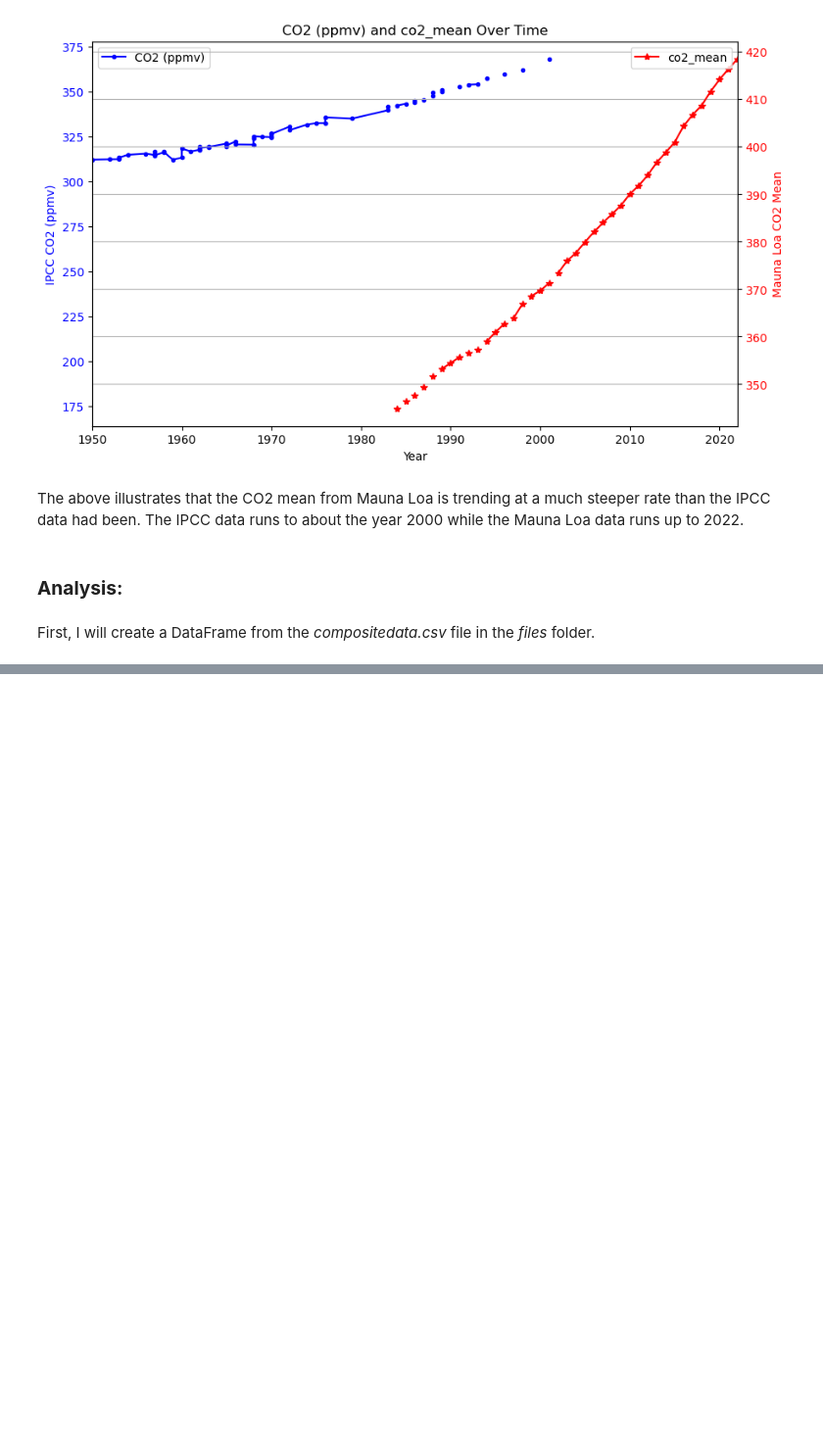
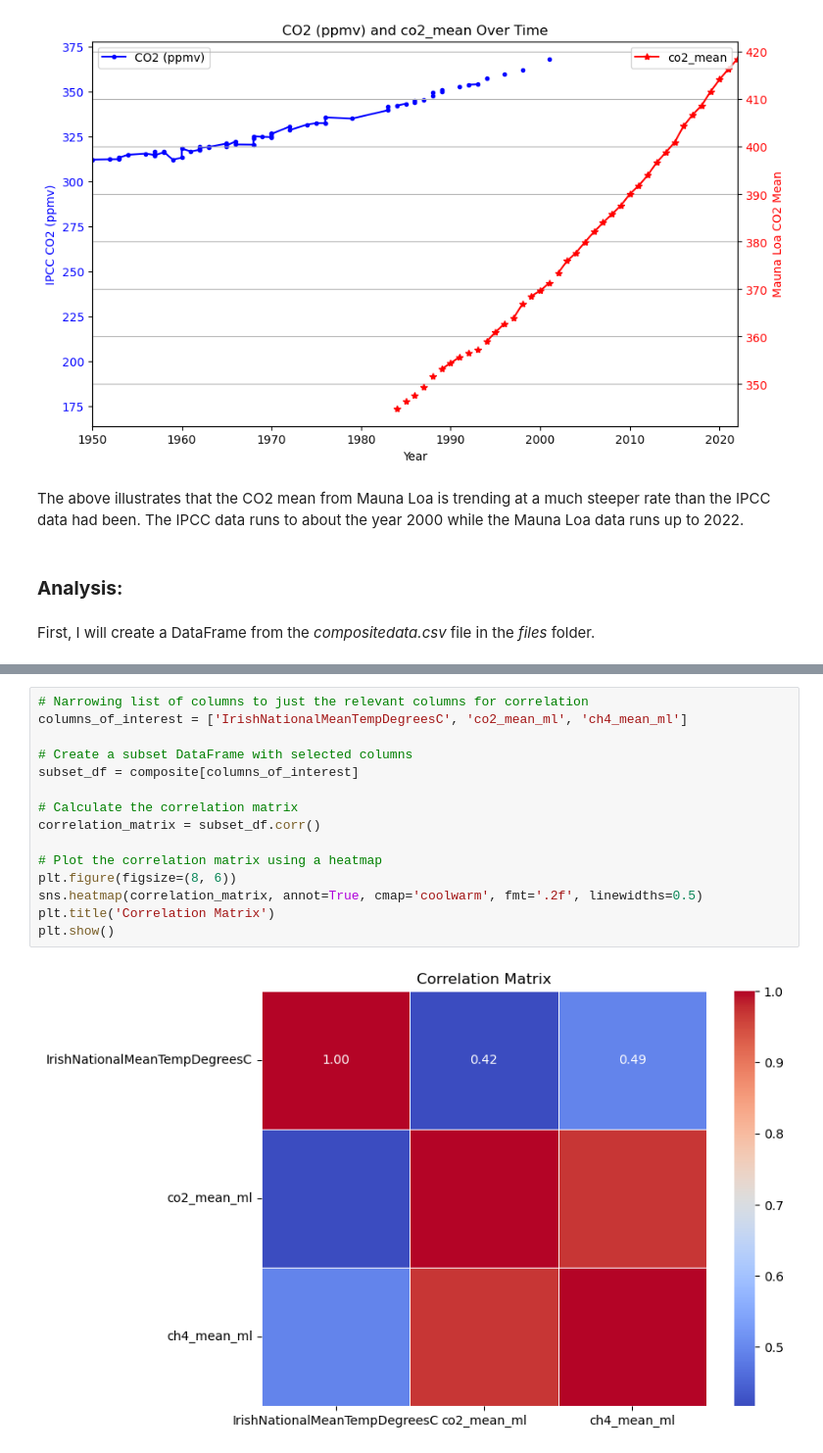
Before and after one commit to turps-pc90/PfDA_ClimateProject, a Jupyter notebook: project.ipynb, the cells around one changed output, grey strips where cells are left out. Shown at 98% size. Saved outputs shown, nothing was run; the diff lists cells and outputs as text; blank space fills up the shorter version.

```diff
--- a/project.ipynb
+++ b/project.ipynb
@@ -690,0 +748,17 @@ plt.show()
+# %%
+# Narrowing list of columns to just the relevant columns for correlation
+columns_of_interest = ['IrishNationalMeanTempDegreesC', 'co2_mean_ml', 'ch4_mean_ml']
+
+# Create a subset DataFrame with selected columns
+subset_df = composite[columns_of_interest]
+
+# Calculate the correlation matrix
+correlation_matrix = subset_df.corr()
+
+# Plot the correlation matrix using a heatmap
+plt.figure(figsize=(8, 6))
+sns.heatmap(correlation_matrix, annot=True, cmap='coolwarm', fmt='.2f', linewidths=0.5)
+plt.title('Correlation Matrix')
+plt.show()
+# %% [output]
+[figure, added]
```
Also changed, not shown: parts of 8 cells of this notebook.
